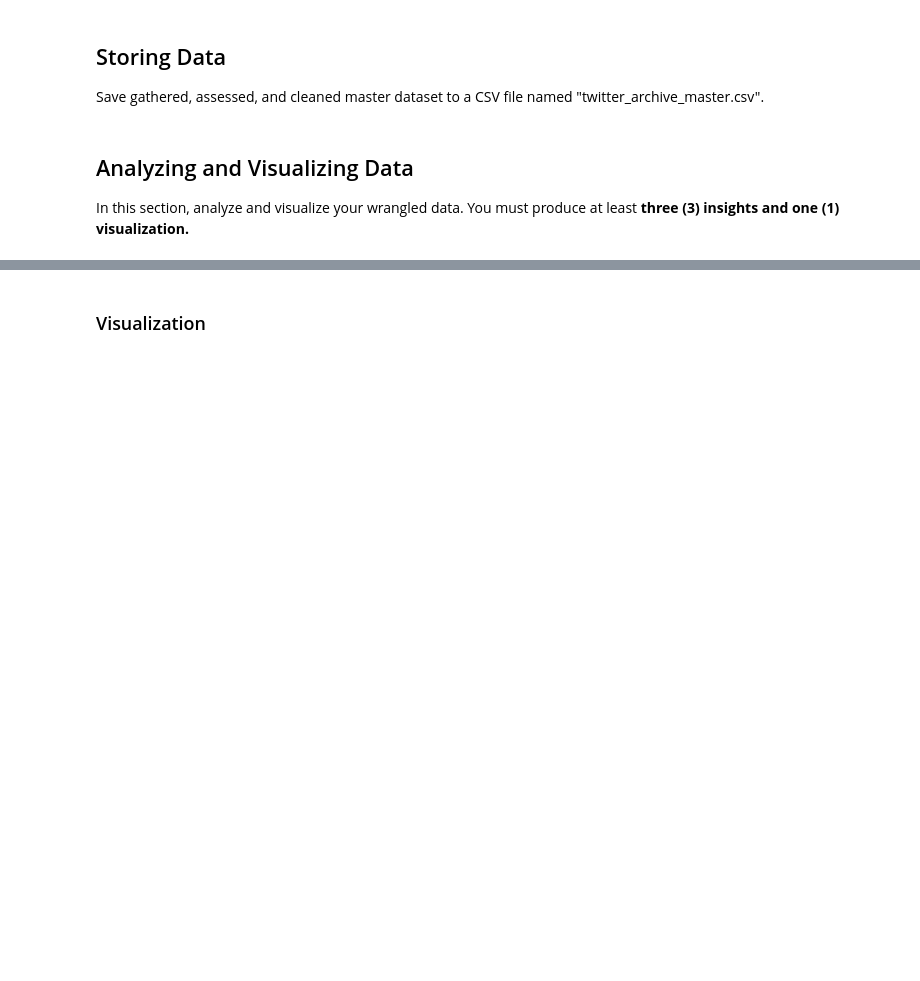
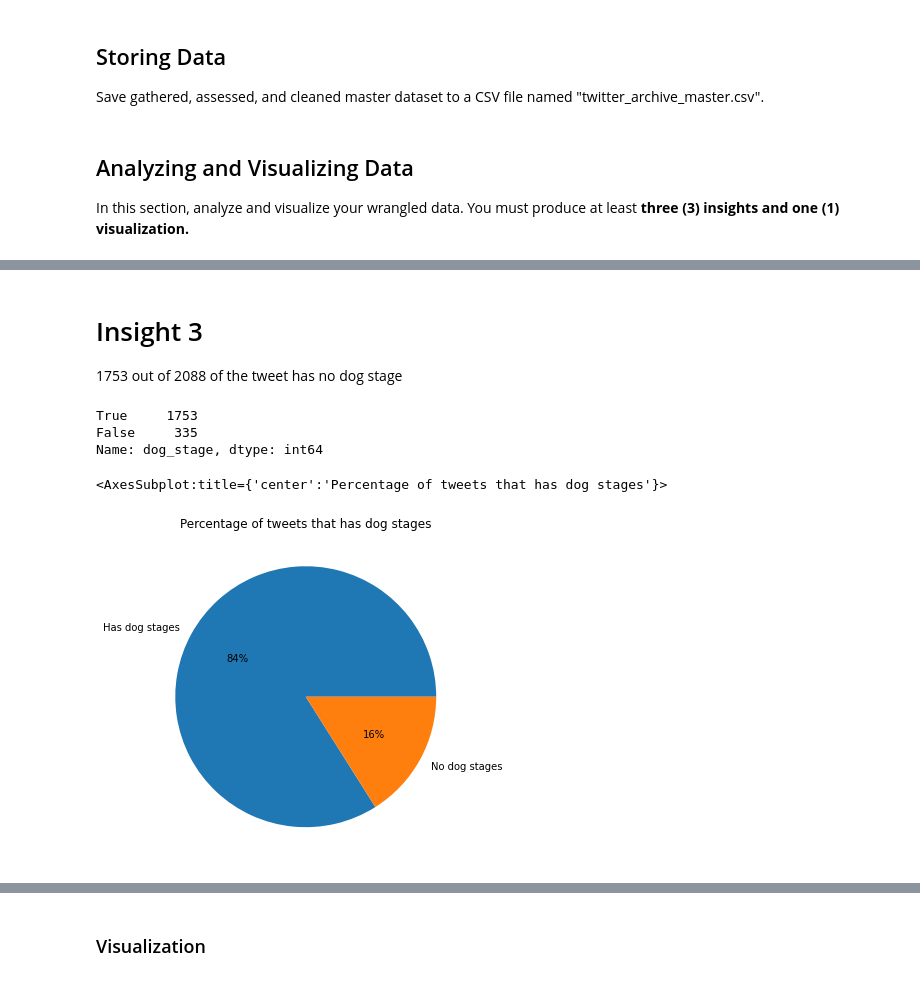
Before and after one commit to alabamustapha/WeRateDog, a Jupyter notebook: wrangle_act.ipynb, the cells around one changed output, grey strips where cells are left out. Saved outputs shown, nothing was run; the diff lists cells and outputs as text; code cells hidden in the pictures; blank space fills up the shorter version.

```diff
--- a/wrangle_act.ipynb
+++ b/wrangle_act.ipynb
@@ -173,0 +670,17 @@ In this section, analyze and visualize your wrangled data. You must produce at l
+# %% [markdown]
+# Insight 3
+
+1753 out of 2088 of the tweet has no dog stage
+# %%
+# Insight 2
+dog_stage_df = tweet_archive_merged.dog_stage.isna().value_counts()
+
+print(dog_stage_df)
+
+dog_stage_df.plot.pie(title="Percentage of tweets that has dog stages", figsize=(11, 6), ylabel='', labels=["Has dog stages", "No dog stages"], autopct='%.0f%%')
+# %% [output]
+True     1753
+False     335
+Name: dog_stage, dtype: int64
+<AxesSubplot:title={'center':'Percentage of tweets that has dog stages'}>
+[figure, added]
```
Also changed, not shown: parts of 111 cells of this notebook, 4 other files.
